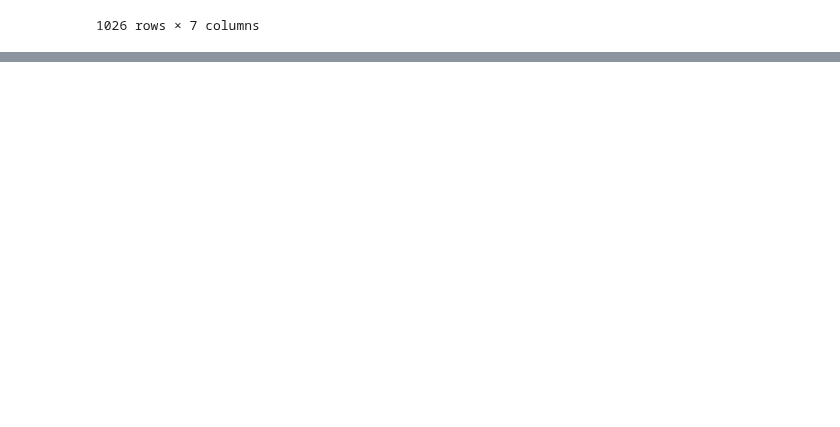
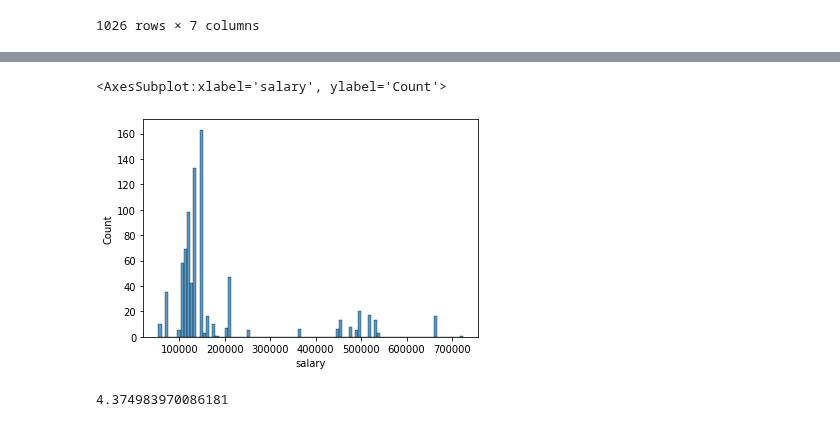
Before and after one commit to 333Kenji/indeedjobscraper, a Jupyter notebook: docs/2_preprocessing.ipynb, the cells around one changed output, grey strips where cells are left out. Saved outputs shown, nothing was run; the diff lists cells and outputs as text; code cells hidden in the pictures; blank space fills up the shorter version.

```diff
--- a/docs/2_preprocessing.ipynb
+++ b/docs/2_preprocessing.ipynb
@@ -91,0 +201,9 @@ NameError: name 'x' is not defined
+# %%
+sns.histplot(data.salary)
+# %% [output]
+<AxesSubplot:xlabel='salary', ylabel='Count'>
+[figure, added]
+# %%
+sum(final_df.loc()[0][1:])
+# %% [output]
+4.374983970086181
```
Also changed, not shown: parts of 19 cells of this notebook.
